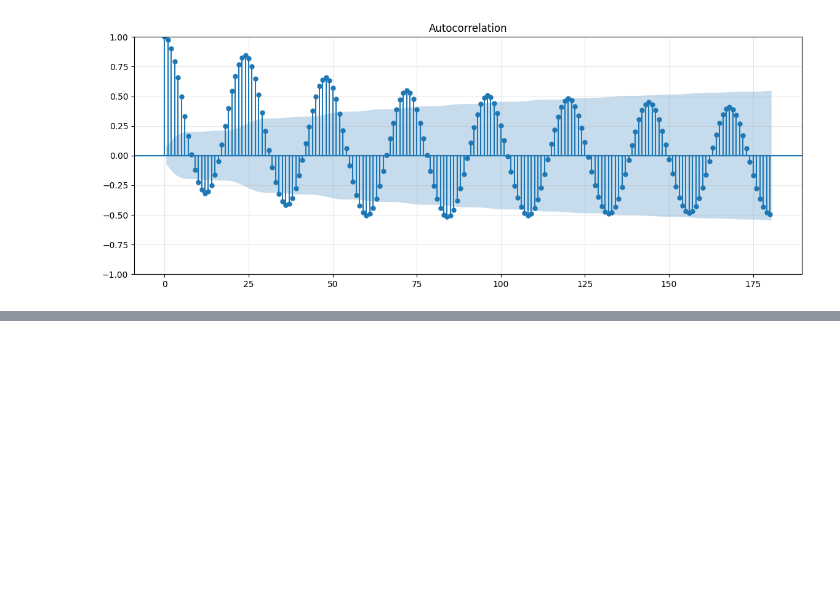
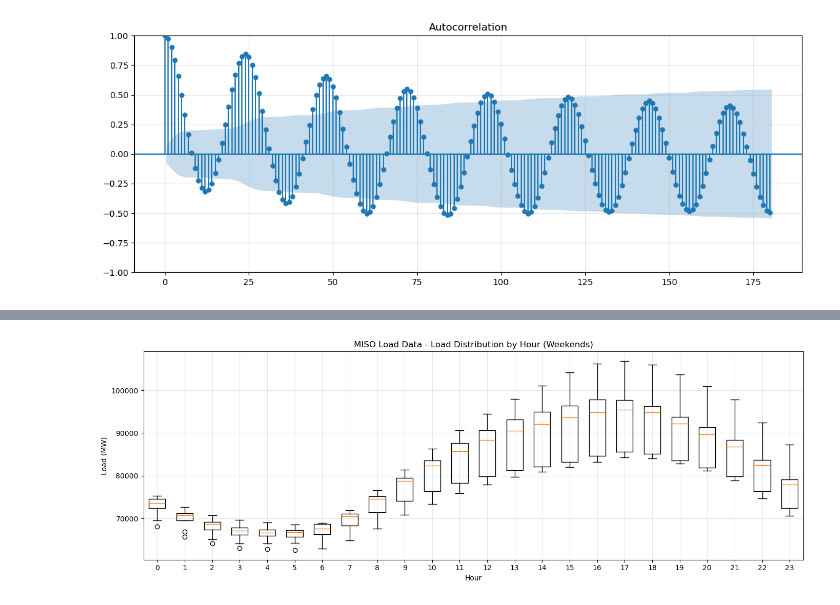
Before and after one commit to sethpoindexter/energy-load-forecaster, a Jupyter notebook: backend/notebooks/01_eda.ipynb, the cells around one changed output, grey strips where cells are left out. Saved outputs shown, nothing was run; the diff lists cells and outputs as text; code cells hidden in the pictures; blank space fills up the shorter version.

```diff
--- a/backend/notebooks/01_eda.ipynb
+++ b/backend/notebooks/01_eda.ipynb
@@ -199,0 +216,13 @@ The PACF chart shows which lags are valuable to predicting a future load value.
+# %%
+# Same-hour spread, weekends
+data_by_hour_weekends = [df.loc[(df["hour"] == h) & (df.index.dayofweek >= 5), "load_mw"] for h in range(24)]
+
+fig, ax = plt.subplots()
+ax.boxplot(data_by_hour_weekends, positions=range(24), widths=0.6)
+ax.set_title("MISO Load Data - Load Distribution by Hour (Weekends)")
+ax.set_xlabel("Hour")
+ax.set_ylabel("Load (MW)")
+plt.tight_layout()
+plt.show()
+# %% [output]
+[figure, added]
```
Also changed, not shown: parts of 11 cells of this notebook.
